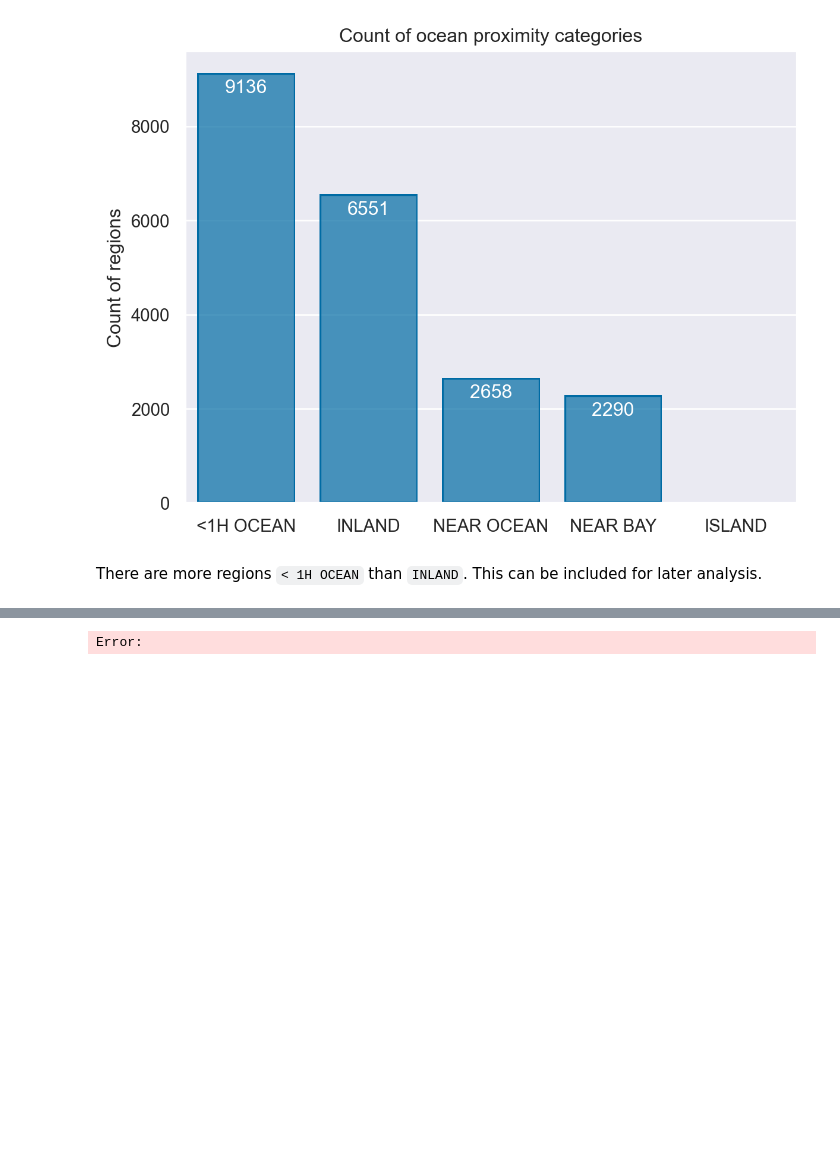
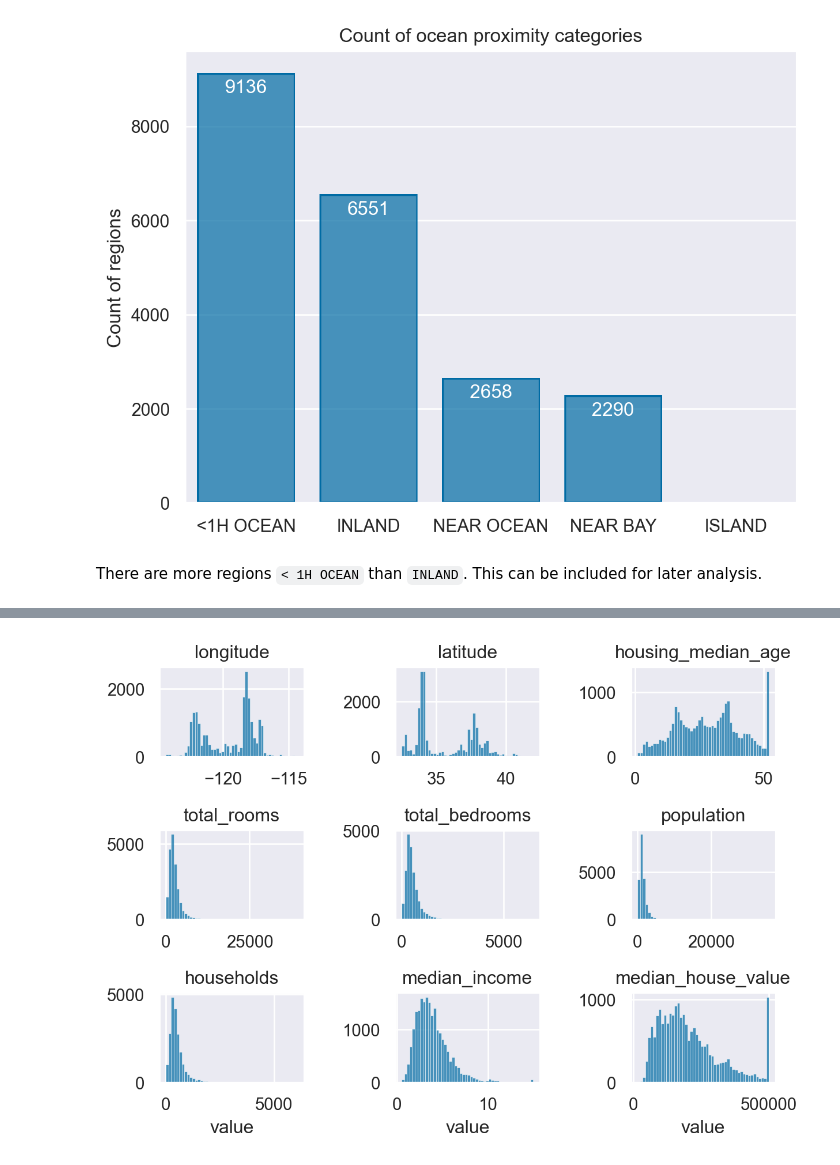
Before and after one commit to biamouras/homl_ex, a Jupyter notebook: Housing.ipynb, the cells around one changed output, grey strips where cells are left out. Drawn from its saved outputs; the diff is of its cells as text; code cells hidden in the pictures; blank space fills up the shorter version.

```diff
--- a/Housing.ipynb
+++ b/Housing.ipynb
@@ -117,7 +109,11 @@ Error:
-# %%
-%matplotlib inline
-import matplotlib.pyplot as plt
-housing.hist(bins = 50, figsize = (20, 15))
-plt.show()
-# %% [output]
-Error:
+# %%
+lg = housing.select_dtypes(include="float64").melt()
+(
+    so.Plot(lg, x = "value")
+    .add(so.Bars(), so.Hist(bins = 50, common_bins = False))
+    .facet(col = "variable", wrap = 3)
+    .share(x = False, y = False)
+    .theme({**style.library["tableau-colorblind10"]})
+)
+# %% [output]
+[figure, added]
```
Also changed, not shown: parts of 10 cells of this notebook.
